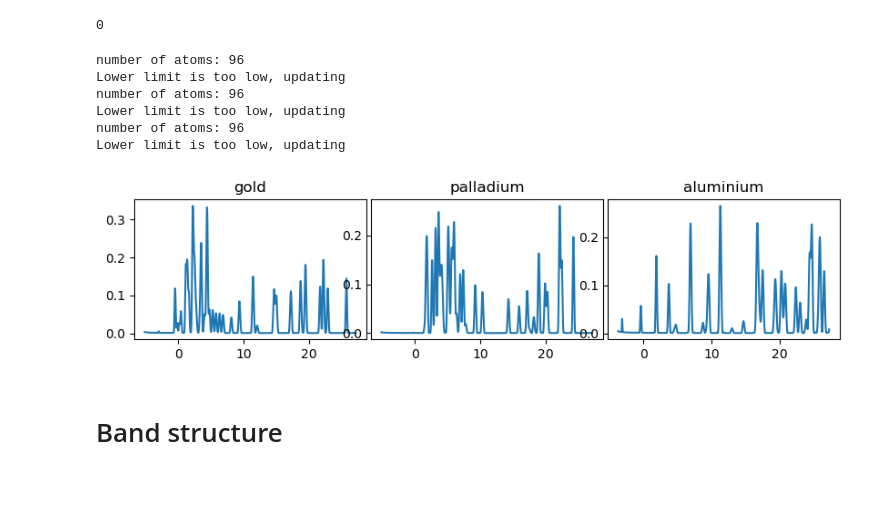
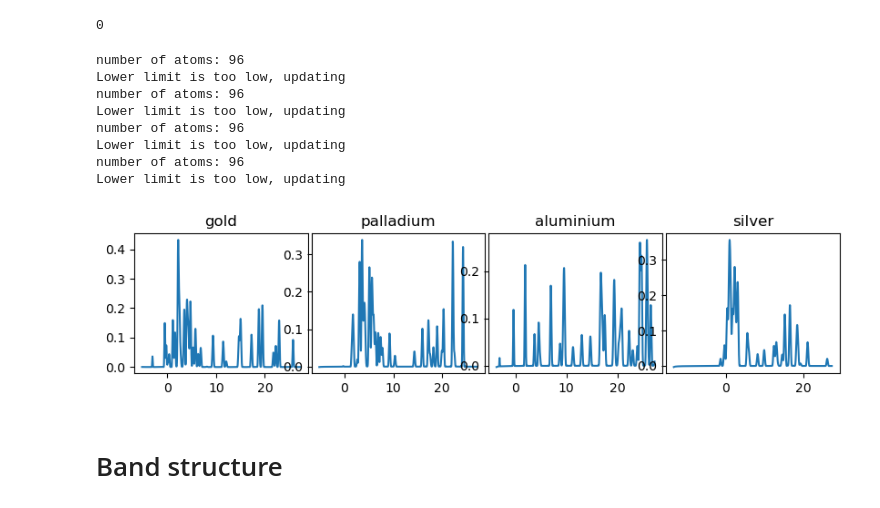
Before and after one commit to simaomenesesjoao/MaxTB, a Jupyter notebook: code_tests/julia_tests.ipynb, the cells around one changed output. Drawn from its saved outputs; the diff is of its cells as text; code cells hidden in the pictures.

```diff
--- a/code_tests/julia_tests.ipynb
+++ b/code_tests/julia_tests.ipynb
@@ -147,7 +147,7 @@ Main.include(basedir + "test3D_dos.jl")
 # %% [output]
 0
 # %%
-materials = ["gold", "palladium", "aluminium"]
+materials = ["gold", "palladium", "aluminium", "silver"]
 
 L = 4
 N = 500
@@ -160,18 +160,20 @@ number of atoms: 96
 Lower limit is too low, updating
 number of atoms: 96
 Lower limit is too low, updating
+number of atoms: 96
+Lower limit is too low, updating
 # %%
 
-fig, axs = plt.subplots(1,3,figsize=(10,2), sharey=False)
+fig, axs = plt.subplots(1,4,figsize=(10,2), sharey=False)
 plt.subplots_adjust(wspace=0.02)
 
 for material, dos, ax in zip(materials, dos_list, axs):
     ax.plot(dos[:,0], dos[:,1])
     ax.set_title(material)
 
 plt.show()
 # %% [output]
-[figure, old version]
+[figure, new version]
 # %% [markdown]
 # Band structure
 # %% [markdown]
```
Also changed, not shown: parts of 7 cells of this notebook, 3 other files.
